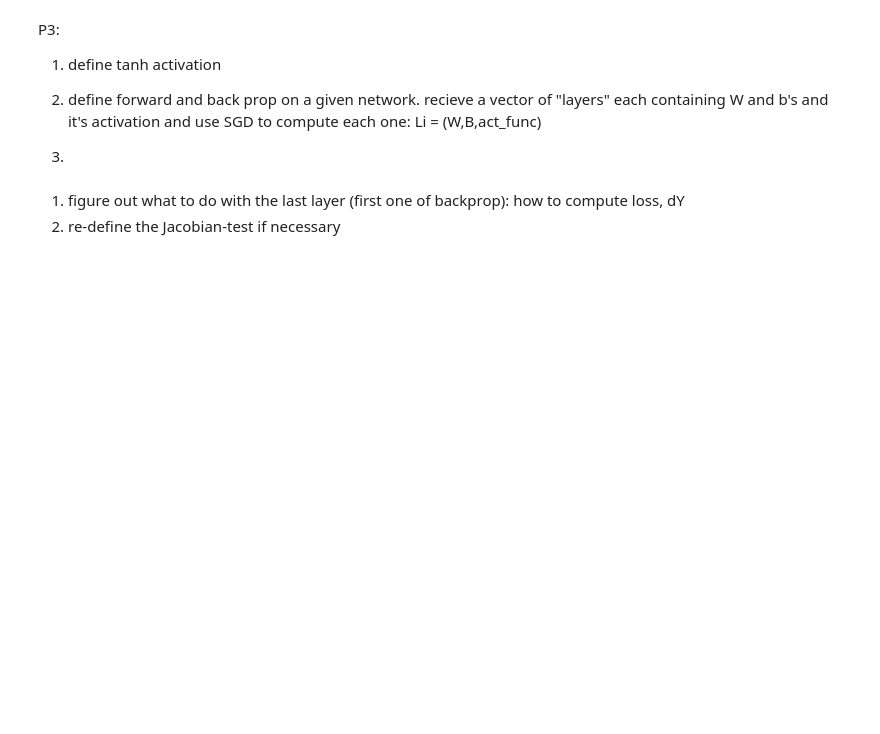
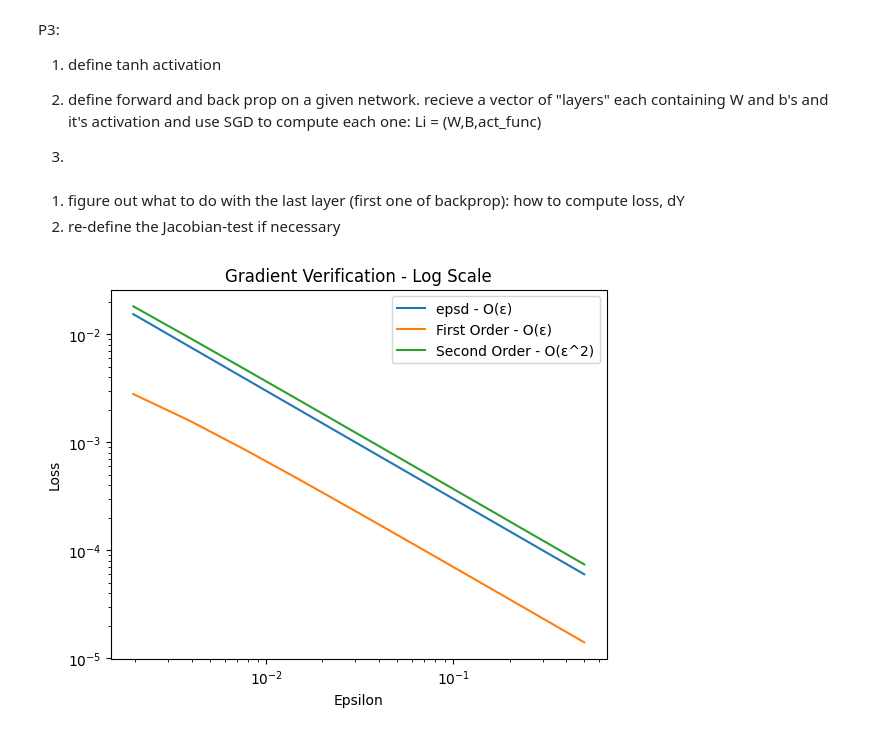
Before and after one commit to avinoam134/Self-Made-Neural-Network, a Jupyter notebook: main.ipynb, the cells around one changed output. Cells and saved outputs as stored; diff of their text form; code cells hidden in the pictures; blank space fills up the shorter version.

```diff
--- a/main.ipynb
+++ b/main.ipynb
@@ -35,26 +50,22 @@ def softmax_regression_loss(X, Y, W, b):
 
     #calculate the value of the linear multiplication with normalization:
     linear_calc = np.dot(X.T, W) + b.reshape(1,-1)
-    max_col = np.max(linear_calc, axis=1).reshape(-1,1)
-    linear_norm = linear_calc - max_col
-    #compute the softmax function:
-    linear_norm_exp = np.exp(linear_norm)
-    softmax = linear_norm_exp / np.sum(linear_norm_exp, axis=1).reshape(-1,1)
+    _softmax = softmax(linear_calc)
 
     #compute loss:
-    log_softmax = np.log(softmax)
+    log_softmax = np.log(_softmax)
     #replace loss_unnorm with a vector with each entry being the inner multiplication of each column of Y with the corresponding column of log_softmax:
     loss_unnorm = Y*log_softmax.T
-    loss = -np.sum(np.sum(loss_unnorm, axis=0)) / num_samples
+    loss = -np.sum(np.sum(loss_unnorm, axis=1)) / num_samples
 
     #compute gradients:
-    dsoftmax = softmax - Y.T
+    dsoftmax = _softmax - Y.T
     dw = np.dot(X, dsoftmax) / num_samples
     db = np.sum(dsoftmax) / num_samples
 
 
     #gradient w.t.r to X:
-    dx = np.dot(W, softmax.T - Y) / num_samples
+    dx = np.dot(W, _softmax.T - Y) / num_samples
 
 
     return loss, dw, db, dx
@@ -346,13 +380,13 @@ Li = (W,B,act_func)
 # %%
 class Activation:
     def __init__(self, activation_function, activation_derivative):
-        self.activation_function = activation_function
-        self.activation_derivative = activation_derivative
+        self.calc = activation_function
+        self.der = activation_derivative
 # %%
 class Layer:
     def __init__(self, input_dim, output_dim, activation):
         self.W = np.random.rand(output_dim, input_dim)
-        self.b = np.random.rand(output_dim, 1)
+        self.b = np.random.rand(output_dim,1)
         self.activation = activation
         self.input = None
         self.output = None
@@ -362,12 +396,12 @@ class Layer:
 
     def forward(self, X):
         self.input = X
-        self.output = self.activation.calc(np.dot(self.W, X) + self.b)
+        self.linear_calc = np.dot(self.W, self.input) + self.b
+        self.output = self.activation.calc(self.linear_calc)
         return self.output
 
     def backward(self, dY):
-        linear_calc = np.dot(self.W, self.input) + self.b
-        self.db = dY * self.activation.der(linear_calc)
+        self.db = dY * self.activation.der(self.linear_calc)
         self.dW = np.dot(self.db, self.input.T)
         self.dX = np.dot(self.W.T, self.db)
         return self.dX
@@ -411,3 +502,19 @@ class NeuralNetwork:
 # %% [markdown]
 1. figure out what to do with the last layer (first one of backprop): how to compute loss, dY
 2. re-define the Jacobian-test if necessary
+# %%
+def tanh_activation(X):
+    return np.tanh(X)
+def tanh_derivative(X):
+    return 1 - np.tanh(X)**2
+
+tanh_activation = Activation(tanh_activation, tanh_derivative)
+# %%
+# initialize a network for grad verification:
+input_dim = 3
+output_dim = 5
+layer1 = Layer(input_dim, output_dim, tanh_activation)
+network = NeuralNetwork([layer1])
+network.grad_visualizer()
+# %% [output]
+[figure, added]
```
Also changed, not shown: parts of 7 cells of this notebook, 1 other file.
